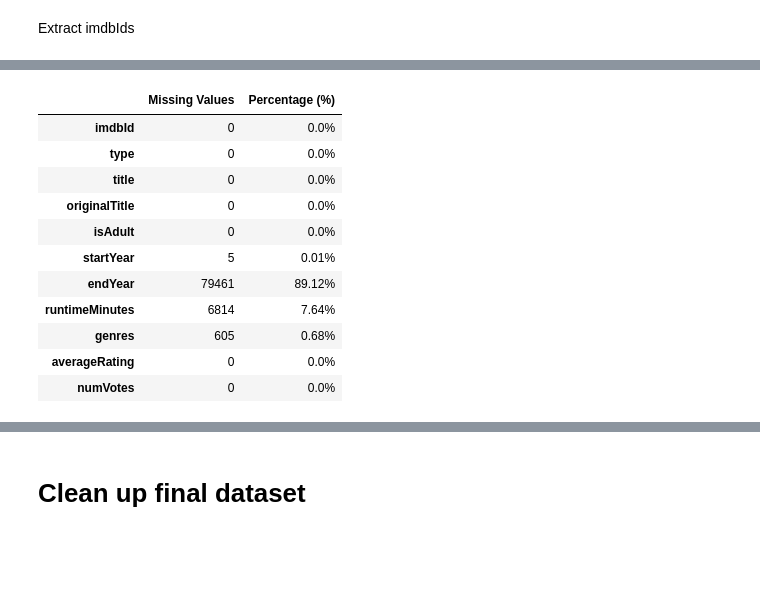
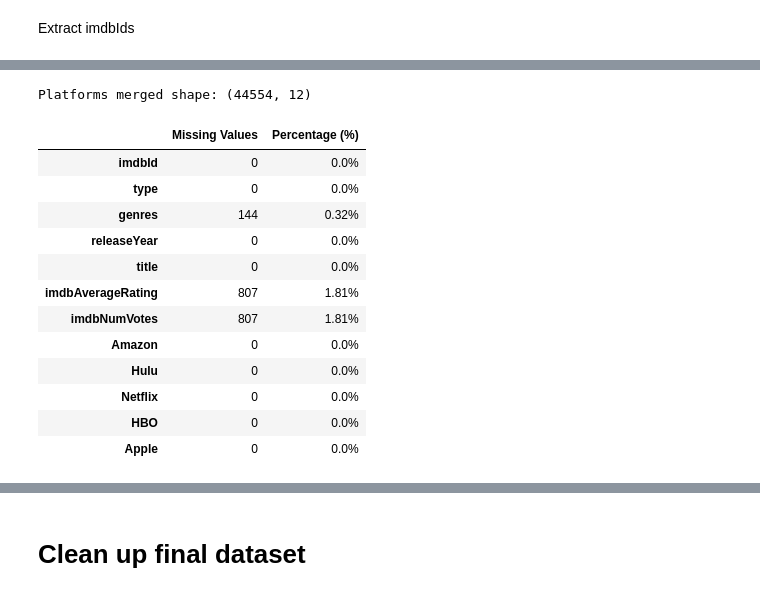
Before and after one commit to kval122/StreamingAnalysis, a Jupyter notebook: notebooks/data_cleaning.ipynb, the cells around one changed output, grey strips where cells are left out. Cells and saved outputs as stored; diff of their text form; code cells hidden in the pictures; blank space fills up the shorter version.

Commit message:
Cleaned Cleaning Notebook and checked for accuracy

```diff
--- a/notebooks/data_cleaning.ipynb
+++ b/notebooks/data_cleaning.ipynb
@@ -295,6 +341,8 @@ Add a new column with the platform name and fill with 1
 # %%
 # Apply the function for each platform dataset
 for platform_name, df in zip(platforms, platform_dfs):
-    add_platform_column(df, platform_name)
+    # Update the DataFrame by assigning the result back to the variable
+    idx = platforms.index(platform_name)  # Get the index of the platform
+    platform_dfs[idx] = add_platform_column(df, platform_name)
 # %%
 # Check that it worked
@@ -319,4 +362,4 @@ memory usage: 1.2+ MB
 Merge the platforms on imdbId
 # %%
 # Merge the datasets
-merged_platforms = merge_platform_datasets(platforms, platform_dfs)
+platform_merged = merge_platform_datasets(platforms, platform_dfs)
@@ -344,0 +366,6 @@ memory usage: 8.4+ MB
+# %%
+# Clean and analyze each platform dataset - Remove Whitespace, Drop rows w/o imdbId, Remove imdbId dupes
+platform_merged = clean_and_analyze_df(platform_merged)
+
+# Display cleaned DataFrame information
+summarize_columns(platform_merged)
@@ -345,4 +401,4 @@ memory usage: 8.4+ MB
 # %% [markdown]
 Remove release year where outside of 1898 - 2024
 # %%
-merged_platforms = merged_platforms[(merged_platforms['releaseYear'] >= 1898) & (merged_platforms['releaseYear'] <= 2024)]
+platform_merged = platform_merged[(platform_merged['releaseYear'] >= 1898) & (platform_merged['releaseYear'] <= 2024)]
@@ -381,15 +444,20 @@ Filtered IMDb info loaded with 89159 rows and 11 columns.
+# %%
+print("Platforms merged shape:", platform_merged.shape)
+# %% [output]
+Platforms merged shape: (44554, 12)
 # %%
-count_missing_values(filtered_imdb_info)
+count_missing_values(platform_merged)
 # %% [output]
 |  | Missing Values | Percentage (%) |
 | imdbId | 0 | 0.0% |
 | type | 0 | 0.0% |
+| genres | 144 | 0.32% |
+| releaseYear | 0 | 0.0% |
 | title | 0 | 0.0% |
-| originalTitle | 0 | 0.0% |
-| isAdult | 0 | 0.0% |
-| startYear | 5 | 0.01% |
-| endYear | 79461 | 89.12% |
-| runtimeMinutes | 6814 | 7.64% |
-| genres | 605 | 0.68% |
-| averageRating | 0 | 0.0% |
-| numVotes | 0 | 0.0% |
+| imdbAverageRating | 807 | 1.81% |
+| imdbNumVotes | 807 | 1.81% |
+| Amazon | 0 | 0.0% |
+| Hulu | 0 | 0.0% |
+| Netflix | 0 | 0.0% |
+| HBO | 0 | 0.0% |
+| Apple | 0 | 0.0% |
```
Also changed, not shown: parts of 71 cells of this notebook, 6 other files.
